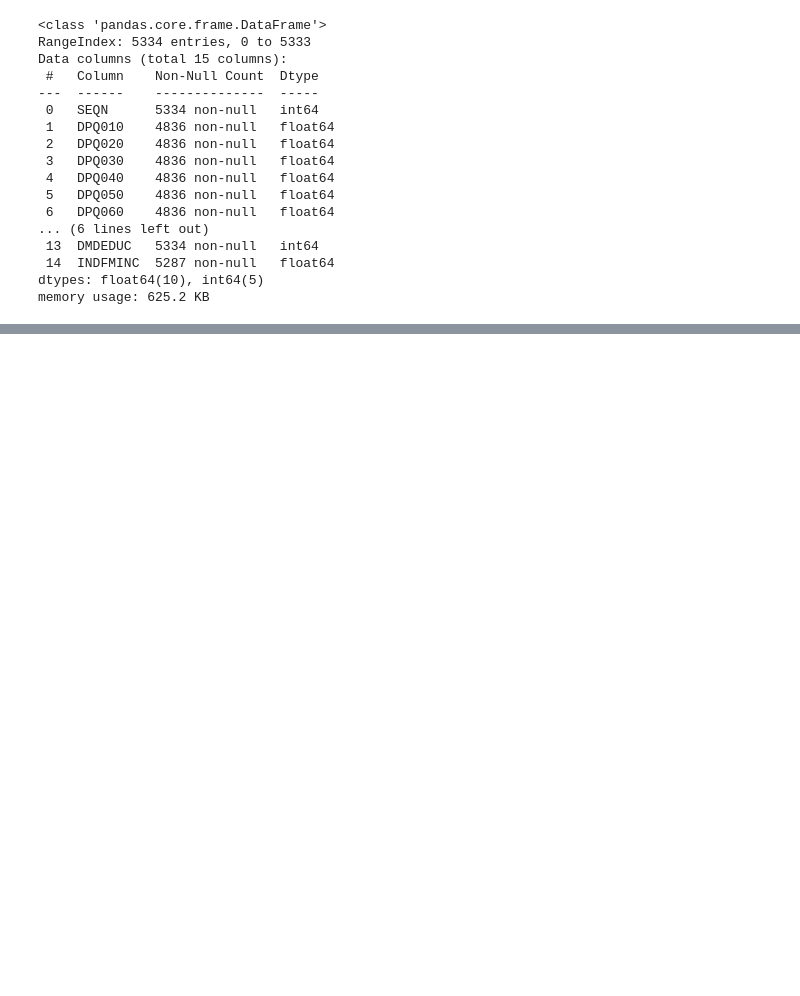
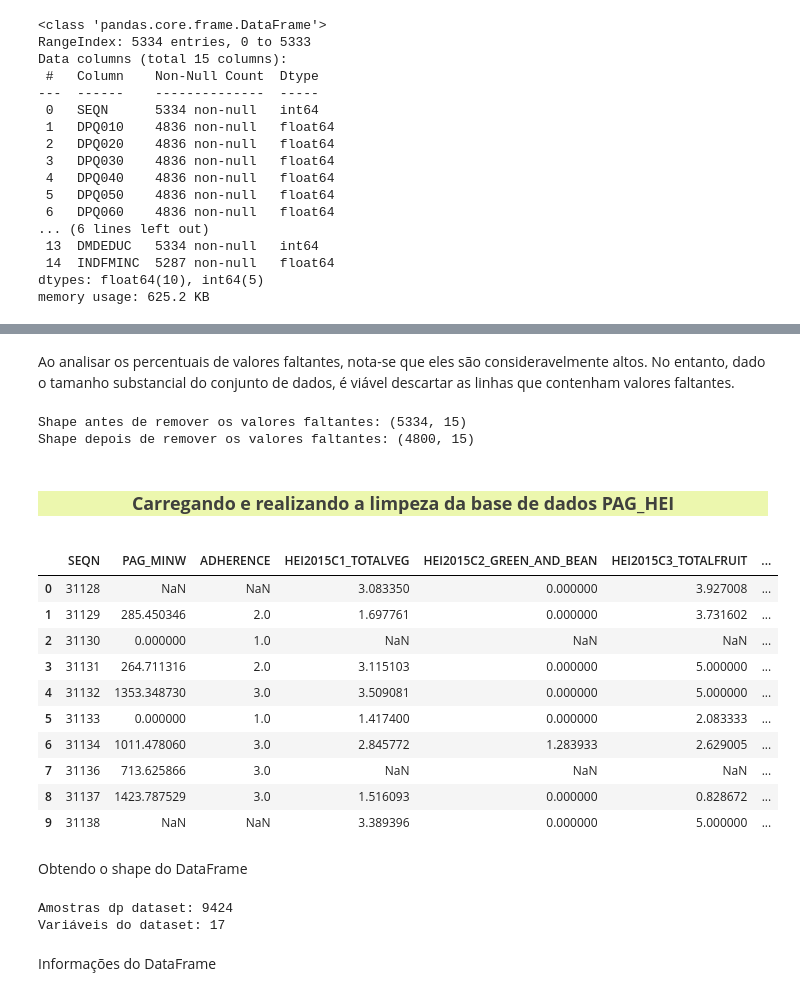
Before and after one commit to Oseiasdfarias/Case-Analise-Depressao, a Jupyter notebook: Case-Analise-Depressao.ipynb, the cells around one changed output, grey strips where cells are left out. Cells and saved outputs as stored; diff of their text form; code cells hidden in the pictures; blank space fills up the shorter version.

```diff
--- a/Case-Analise-Depressao.ipynb
+++ b/Case-Analise-Depressao.ipynb
@@ -124,0 +185,40 @@ memory usage: 625.2 KB
+# %% [markdown]
+Ao analisar os percentuais de valores faltantes, nota-se que eles são consideravelmente altos. No entanto, dado o tamanho substancial do conjunto de dados, é viável descartar as linhas que contenham valores faltantes.
+# %%
+print(f"\nShape antes de remover os valores faltantes: {df_demo_phd.shape}")
+
+# Removendo os valores faltantes das linhas.
+df_demo_phd.dropna(axis=0, inplace=True)
+
+print(f"Shape depois de remover os valores faltantes: {df_demo_phd.shape}")
+# %% [output]
+Shape antes de remover os valores faltantes: (5334, 15)
+Shape depois de remover os valores faltantes: (4800, 15)
+# %% [markdown]
+<center> <h3 style="background-color:#ECF7AE; color:#3F403D; font-weight: bold" >Carregando e realizando a limpeza da base de dados PAG_HEI</h3></center>
+# %%
+df_pag_hei = pd.read_csv("./dados_projeto/PAG_HEI.csv")
+# %%
+df_pag_hei.head(10)
+# %% [output]
+|  | SEQN | PAG_MINW | ADHERENCE | HEI2015C1_TOTALVEG | HEI2015C2_GREEN_AND_BEAN | HEI2015C3_TOTALFRUIT | ... |
+| 0 | 31128 | NaN | NaN | 3.083350 | 0.000000 | 3.927008 | ... |
+| 1 | 31129 | 285.450346 | 2.0 | 1.697761 | 0.000000 | 3.731602 | ... |
+| 2 | 31130 | 0.000000 | 1.0 | NaN | NaN | NaN | ... |
+| 3 | 31131 | 264.711316 | 2.0 | 3.115103 | 0.000000 | 5.000000 | ... |
+| 4 | 31132 | 1353.348730 | 3.0 | 3.509081 | 0.000000 | 5.000000 | ... |
+| 5 | 31133 | 0.000000 | 1.0 | 1.417400 | 0.000000 | 2.083333 | ... |
+| 6 | 31134 | 1011.478060 | 3.0 | 2.845772 | 1.283933 | 2.629005 | ... |
+| 7 | 31136 | 713.625866 | 3.0 | NaN | NaN | NaN | ... |
+| 8 | 31137 | 1423.787529 | 3.0 | 1.516093 | 0.000000 | 0.828672 | ... |
+| 9 | 31138 | NaN | NaN | 3.389396 | 0.000000 | 5.000000 | ... |
+# %% [markdown]
+Obtendo o shape do DataFrame
+# %%
+print(f"\nAmostras dp dataset: {df_pag_hei.shape[0]}")
+print(f"Variáveis do dataset: {df_pag_hei.shape[1]}")
+# %% [output]
+Amostras dp dataset: 9424
+Variáveis do dataset: 17
+# %% [markdown]
+Informações do DataFrame
```
Also changed, not shown: parts of 10 cells of this notebook.
